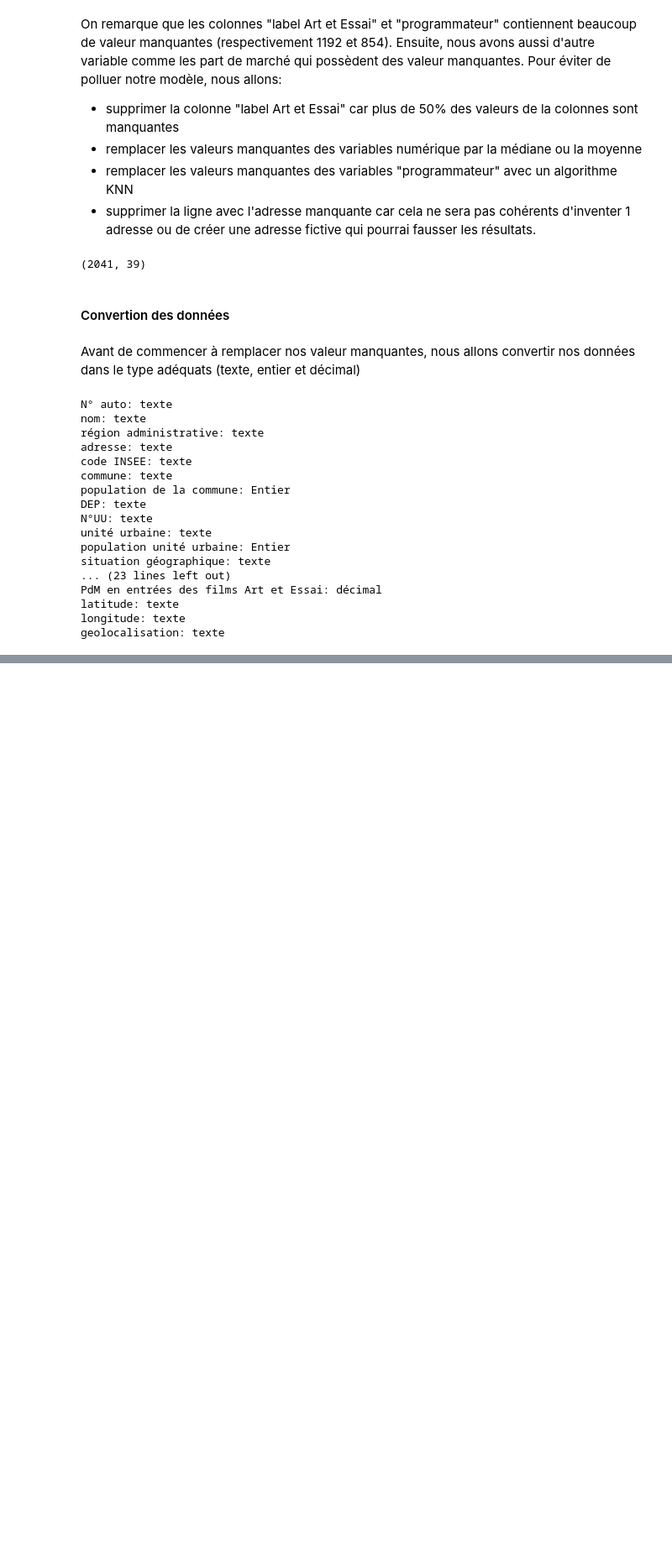
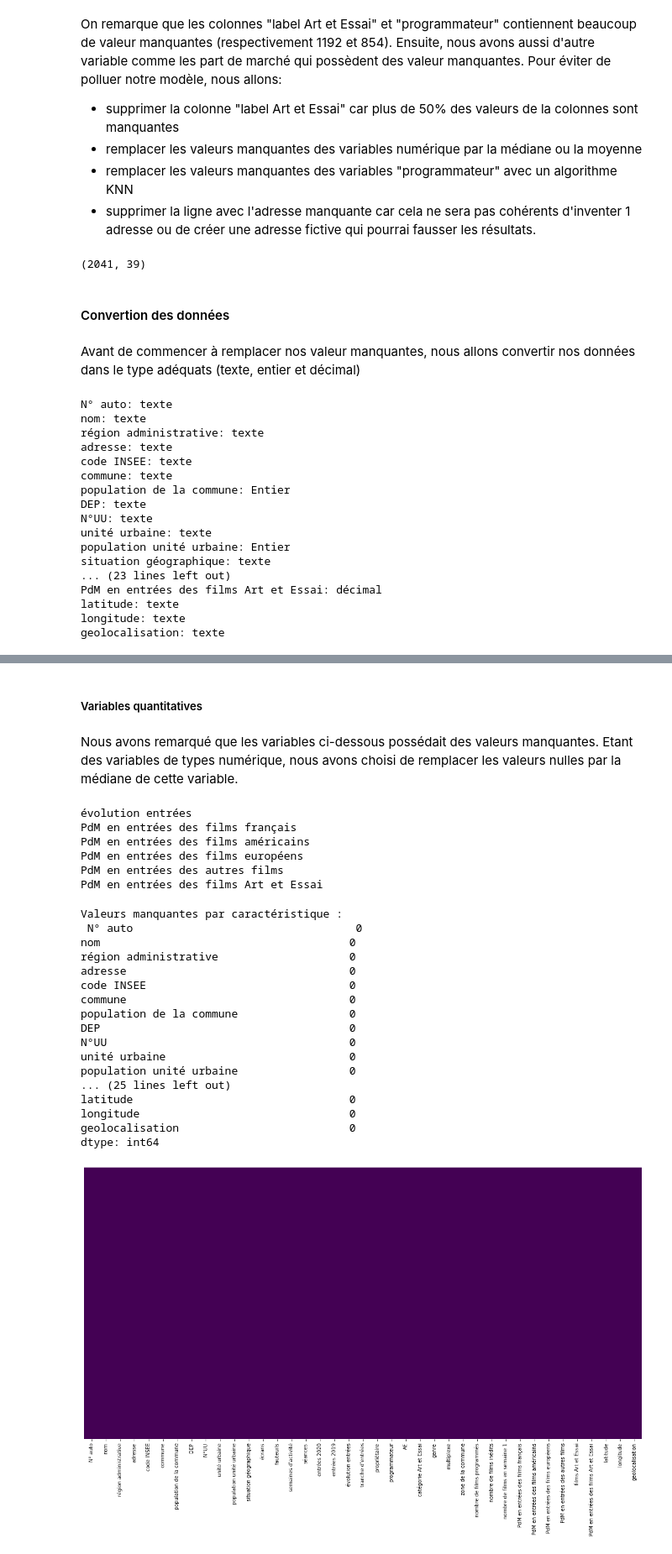
Before and after one commit to PauloMoq/Stats_M1, a Jupyter notebook: code/modelisation.ipynb, the cells around one changed output, grey strips where cells are left out. Shown at 84% size. Cells and saved outputs as stored; diff of their text form; code cells hidden in the pictures; blank space fills up the shorter version.

```diff
--- a/code/modelisation.ipynb
+++ b/code/modelisation.ipynb
@@ -188,0 +197,57 @@ geolocalisation: texte
+# %%
+#Encodage de la variable
+le=LabelEncoder()
+data["programmateur_encoded"]=le.fit_transform(data["programmateur"])
+data.loc[data['programmateur'] == 'nan', 'programmateur_encoded'] = np.nan
+
+#Imputation
+imputer=KNNImputer(n_neighbors=5)
+data["programmateur_encoded"]=imputer.fit_transform(np.array([data["programmateur_encoded"]]).reshape(-1,1))
+data["programmateur_encoded"]=round(data["programmateur_encoded"],0)
+data['programmateur'] = le.inverse_transform(data['programmateur_encoded'].astype("int"))
+data=data.drop(columns=["programmateur_encoded"],axis=1)
+# %% [markdown]
+##### Variables quantitatives
+# %% [markdown]
+Nous avons remarqué que les variables ci-dessous possédait des valeurs manquantes. Etant des variables de types numérique, nous avons choisi de remplacer les valeurs nulles par la médiane de cette variable.
+# %%
+missing_values2=data.isnull().sum()
+var_miss=list(missing_values2[missing_values2!=0].index)
+# %%
+for v in var_miss:
+    print(v)
+    data[v] = data[v].fillna(data[v].median())
+# %% [output]
+évolution entrées
+PdM en entrées des films français
+PdM en entrées des films américains
+PdM en entrées des films européens
+PdM en entrées des autres films
+PdM en entrées des films Art et Essai
+# %%
+# Traitement des valeurs manquantes (vérification si elles existent).
+missing_values = data.isnull().sum()
+print("Valeurs manquantes par caractéristique :\n", missing_values)
+
+plt.figure(figsize=(20,10))
+sns.heatmap(data.isna(), yticklabels=False, cbar=False, cmap='viridis')
+plt.show()
+# %% [output]
+Valeurs manquantes par caractéristique :
+ N° auto                                  0
+nom                                      0
+région administrative                    0
+adresse                                  0
+code INSEE                               0
+commune                                  0
+population de la commune                 0
+DEP                                      0
+N°UU                                     0
+unité urbaine                            0
+population unité urbaine                 0
+... (25 lines left out)
+latitude                                 0
+longitude                                0
+geolocalisation                          0
+dtype: int64
+[figure, added]
```
Also changed, not shown: parts of 23 cells of this notebook.
